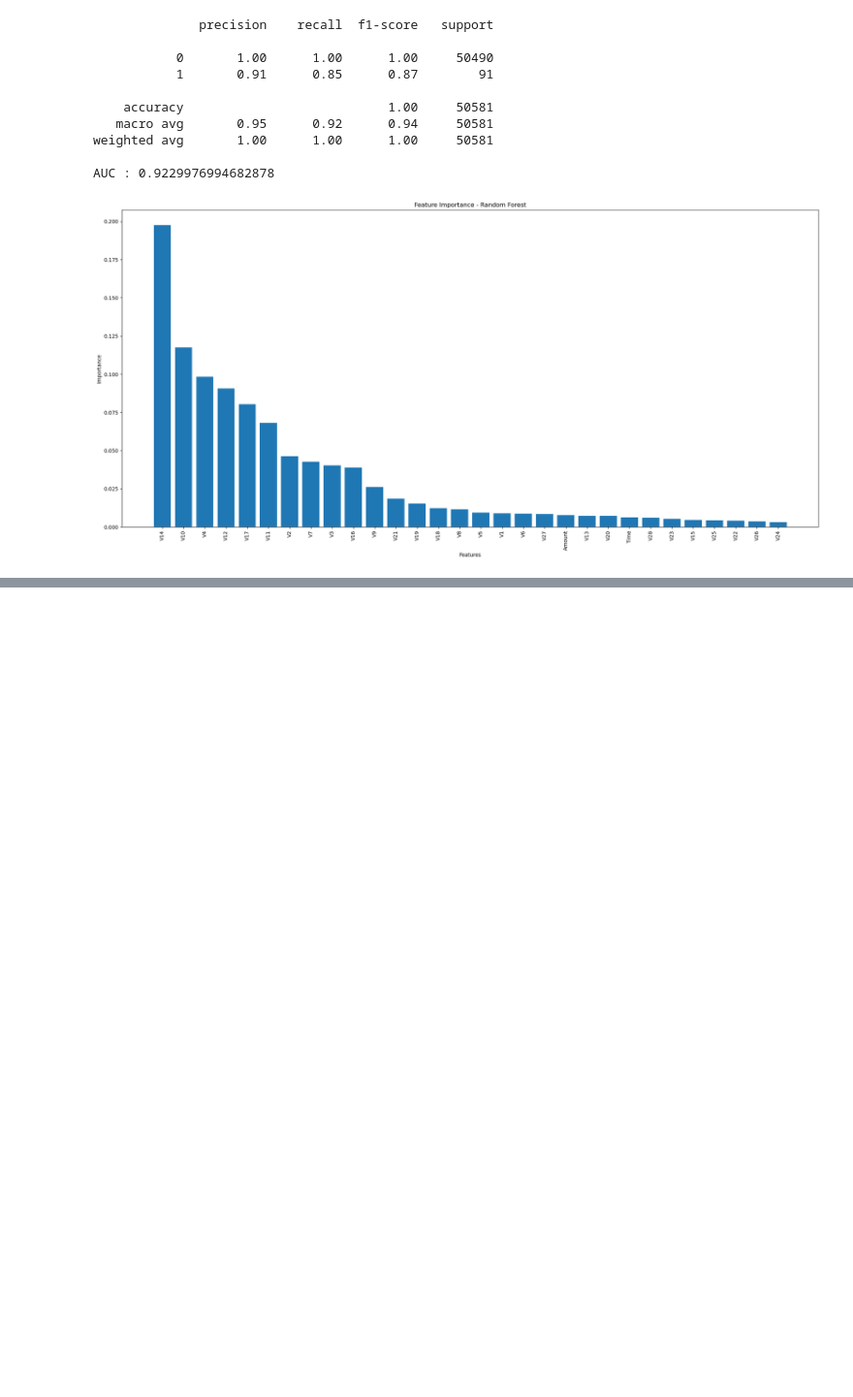
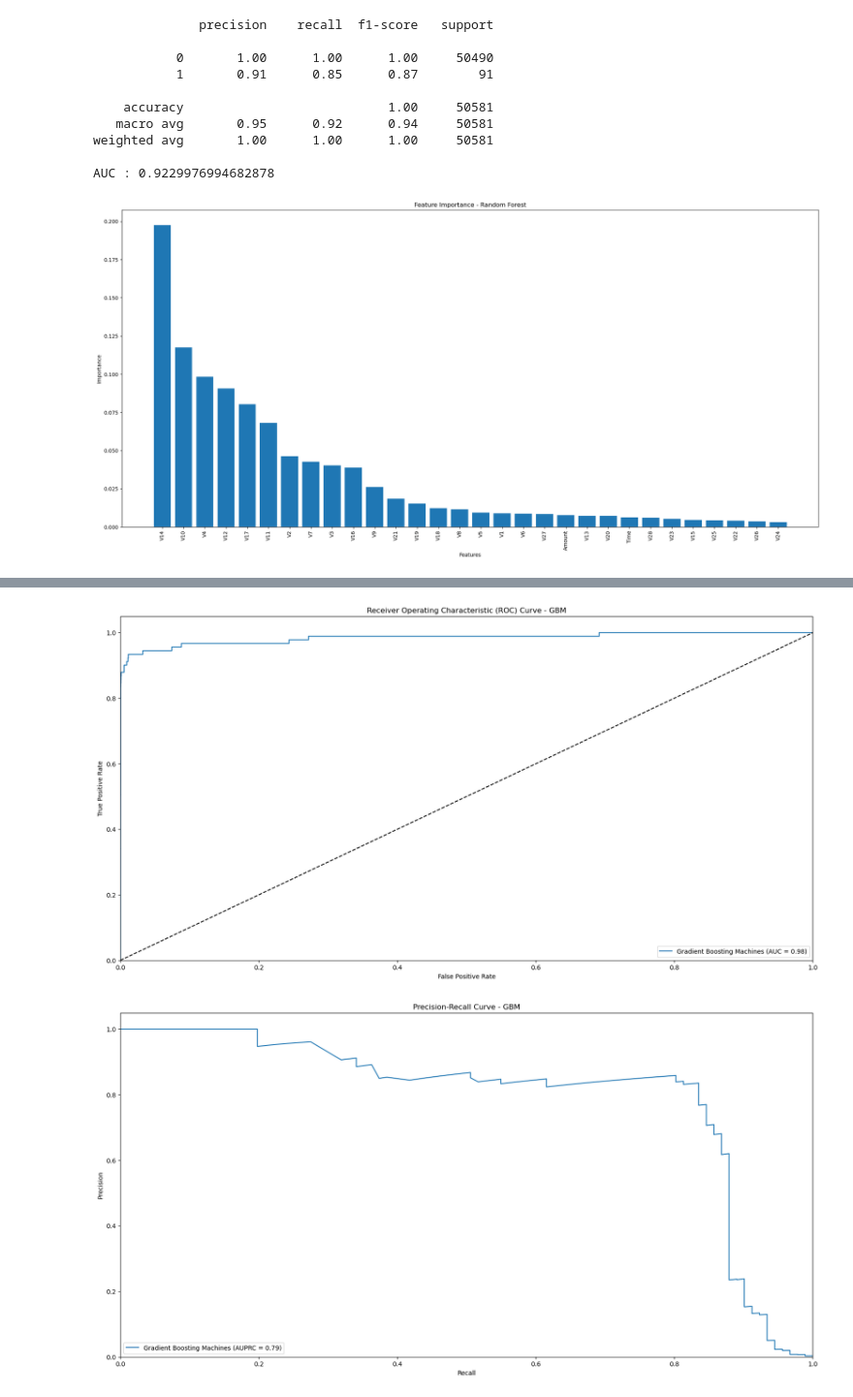
Before and after one commit to akakshat/Credit-Card-Fraud-Detection, a Jupyter notebook: CreditCardFraudDetection.ipynb, the cells around one changed output, grey strips where cells are left out. Shown at 97% size. Saved outputs shown, nothing was run; the diff lists cells and outputs as text; code cells hidden in the pictures; blank space fills up the shorter version.

Commit message:
gradient boosting machines

```diff
--- a/CreditCardFraudDetection.ipynb
+++ b/CreditCardFraudDetection.ipynb
@@ -318,0 +323,3 @@ plt.show()
+# %%
+gbm = GradientBoostingClassifier(random_state=42)
+gbm.fit(X_train_resampled, y_train_resampled)
@@ -318,0 +344,42 @@ plt.show()
+# %%
+from sklearn.metrics import roc_curve, precision_recall_curve, auc
+import matplotlib.pyplot as plt
+
+# Get the predicted probabilities for the positive class (fraud)
+y_pred_prob_gbm = gbm.predict_proba(X_test)[:, 1]
+
+# Compute the false positive rate, true positive rate, and threshold for the ROC curve
+fpr_gbm, tpr_gbm, thresholds_roc_gbm = roc_curve(y_test, y_pred_prob_gbm)
+
+# Compute the precision, recall, and threshold for the Precision-Recall curve
+precision_gbm, recall_gbm, thresholds_pr_gbm = precision_recall_curve(y_test, y_pred_prob_gbm)
+
+# Compute the area under the ROC curve
+roc_auc_gbm = auc(fpr_gbm, tpr_gbm)
+
+# Compute the area under the Precision-Recall curve
+pr_auc_gbm = auc(recall_gbm, precision_gbm)
+
+# Plot the ROC curve
+plt.plot(fpr_gbm, tpr_gbm, label='Gradient Boosting Machines (AUC = %0.2f)' % roc_auc_gbm)
+plt.plot([0, 1], [0, 1], 'k--')
+plt.xlim([0.0, 1.0])
+plt.ylim([0.0, 1.05])
+plt.xlabel('False Positive Rate')
+plt.ylabel('True Positive Rate')
+plt.title('Receiver Operating Characteristic (ROC) Curve - GBM')
+plt.legend(loc="lower right")
+plt.show()
+
+# Plot the Precision-Recall curve
+plt.plot(recall_gbm, precision_gbm, label='Gradient Boosting Machines (AUPRC = %0.2f)' % pr_auc_gbm)
+plt.xlim([0.0, 1.0])
+plt.ylim([0.0, 1.05])
+plt.xlabel('Recall')
+plt.ylabel('Precision')
+plt.title('Precision-Recall Curve - GBM')
+plt.legend(loc="lower left")
+plt.show()
+# %% [output]
+[figure, added]
+[figure, added]
```
Also changed, not shown: parts of 8 cells of this notebook.
